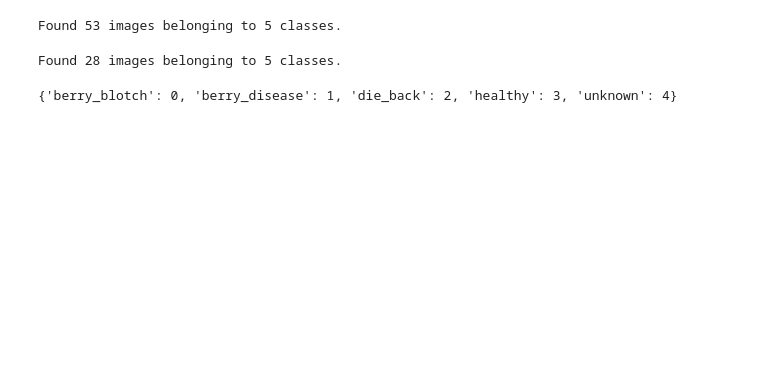
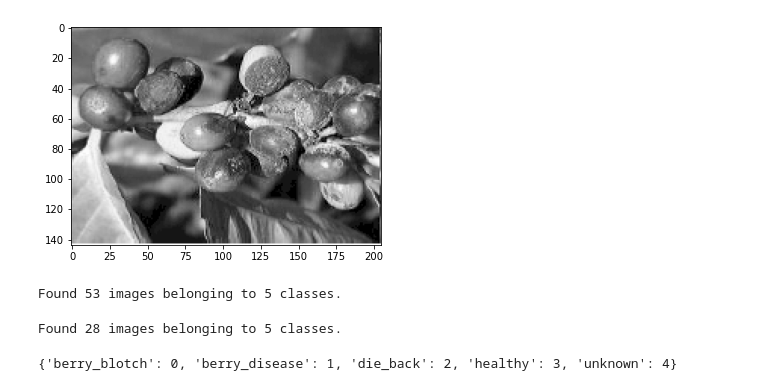
Before and after one commit to Cynthia-kam/coffee_berry_image_classifier, a Jupyter notebook: trainingBerry.ipynb, the cells around one changed output. Drawn from its saved outputs; the diff is of its cells as text; code cells hidden in the pictures; blank space fills up the shorter version.

Commit message:
trainign code

```diff
--- a/trainingBerry.ipynb
+++ b/trainingBerry.ipynb
@@ -22,3 +25,16 @@ import os
+# %%
+datadir= "C:/Users/student/Desktop/dataset/train"
+categories=['berry_blotch', 'berry_disease', 'die_back', 'healthy', 'unknown']
+for category in categories:
+    path = os.path.join(datadir, category)#path to diseases dirrectories
+    for img in os.listdir(path):
+        img_array = cv2.imread(os.path.join(path,img), cv2.IMREAD_GRAYSCALE)
+        plt.imshow(img_array, cmap='gray')
+        plt.show()
+        break
+    break
+# %% [output]
+[figure, added]
 # %%
 #initializing the CNN
 classifier = Sequential()
```
Also changed, not shown: parts of 8 cells of this notebook.
